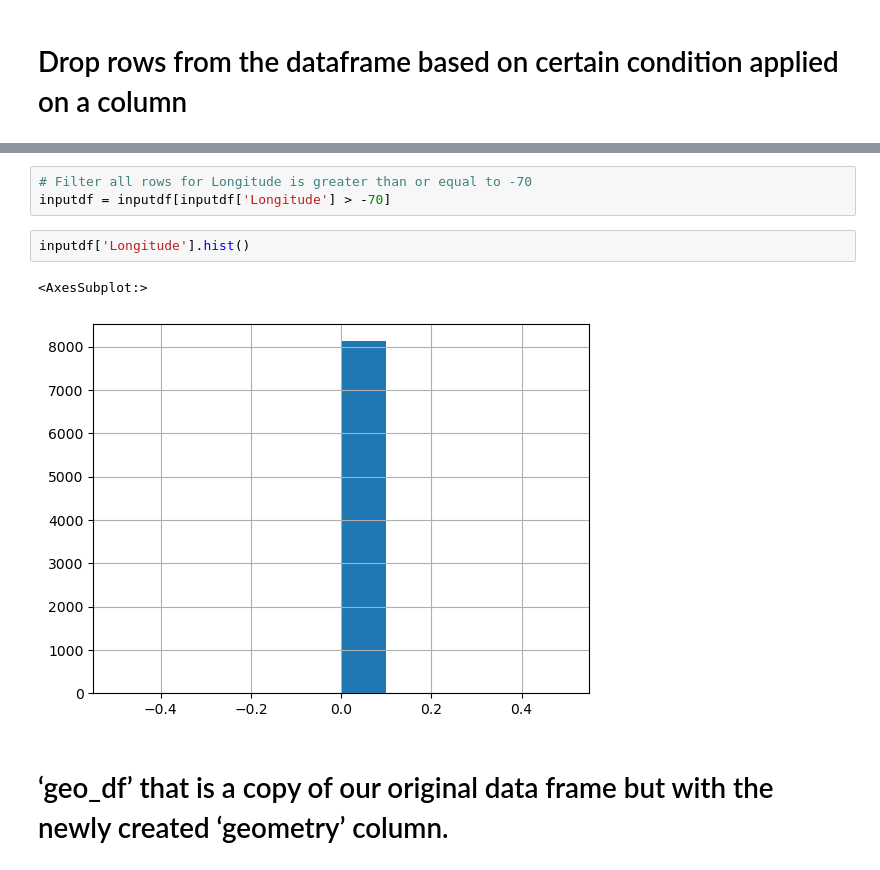
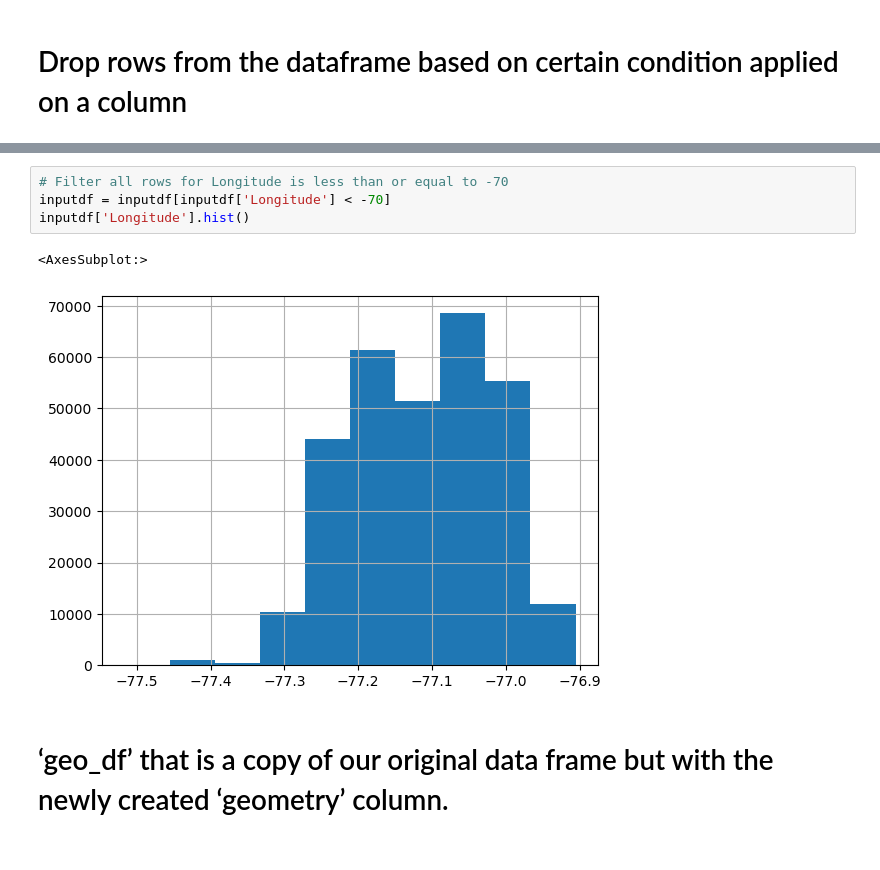
Before and after one commit to Shawon046/Crime-Prediction-for-Montgomery-County, a Jupyter notebook: crime predictor.ipynb, the cells around one changed output, grey strips where cells are left out. Cells and saved outputs as stored; diff of their text form.

```diff
--- a/crime predictor.ipynb
+++ b/crime predictor.ipynb
@@ -124,11 +105,10 @@ inputdf['Latitude'].hist()
 # %%
-# Filter all rows for Longitude is greater than or equal to -70
-inputdf = inputdf[inputdf['Longitude'] > -70]
+# Filter all rows for Longitude is less than or equal to -70
+inputdf = inputdf[inputdf['Longitude'] < -70]
+inputdf['Longitude'].hist()
+# %% [output]
+<AxesSubplot:>
+[figure, added]
-# %%
-inputdf['Longitude'].hist()
-# %% [output]
-<AxesSubplot:>
-[figure, removed]
 # %% [markdown]
 # ‘geo_df’ that is a copy of our original data frame but with the newly created ‘geometry’ column.
 # %%
```
Also changed, not shown: parts of 8 cells of this notebook, 1 other file.
